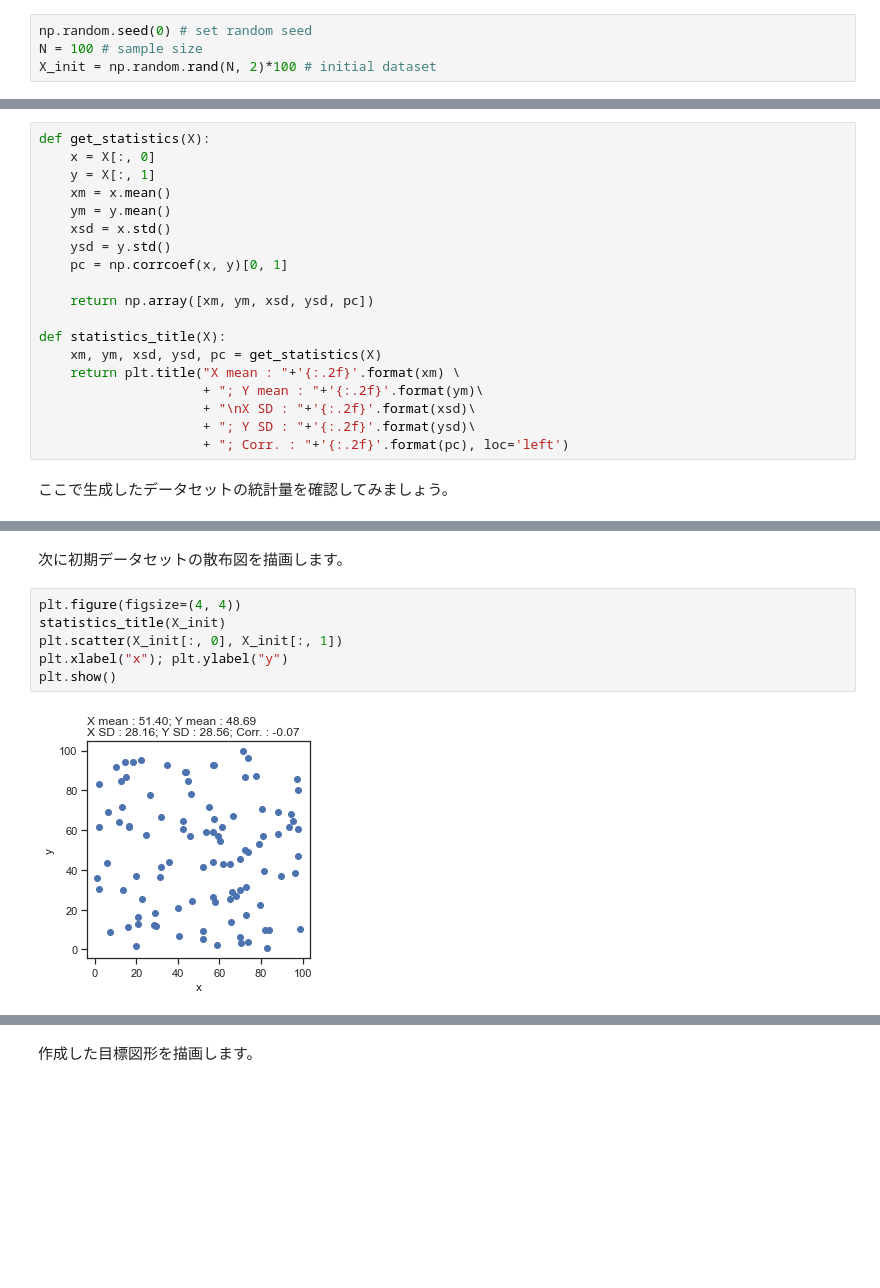
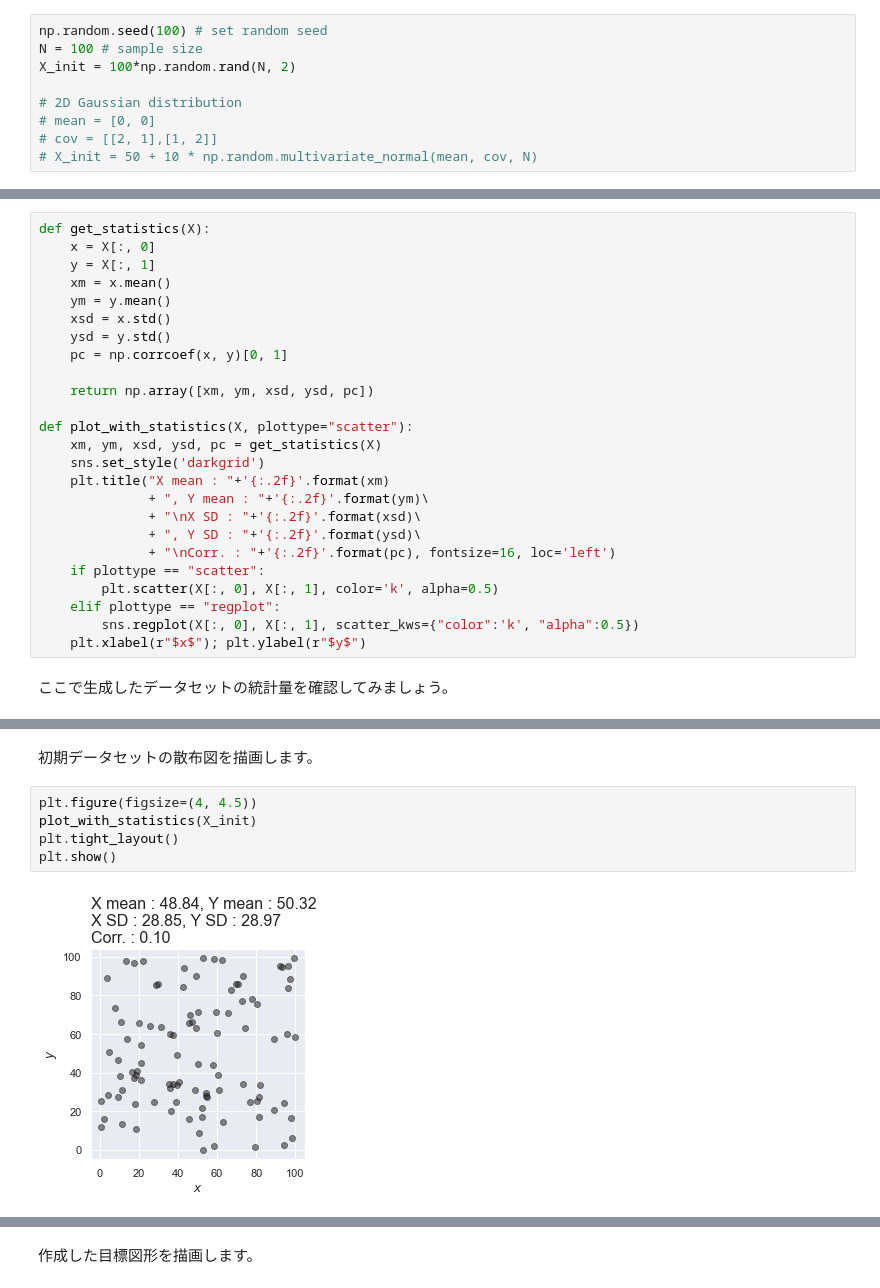
Before and after one commit to oumpy/hp_management, a Jupyter notebook: content/articles/2020sy/blog/samestats.ipynb, the cells around one changed output, grey strips where cells are left out. Saved outputs shown, nothing was run; the diff lists cells and outputs as text; blank space fills up the shorter version.

```diff
--- a/content/articles/2020sy/blog/samestats.ipynb
+++ b/content/articles/2020sy/blog/samestats.ipynb
@@ -41,7 +41,12 @@ from tqdm.notebook import tqdm
 ### 初期データセットの作成
 変換元となるデータセットをランダムに生成します。
 # %%
-np.random.seed(0) # set random seed
+np.random.seed(100) # set random seed
 N = 100 # sample size
-X_init = np.random.rand(N, 2)*100 # initial dataset
+X_init = 100*np.random.rand(N, 2)
+
+# 2D Gaussian distribution
+# mean = [0, 0]
+# cov = [[2, 1],[1, 2]]
+# X_init = 50 + 10 * np.random.multivariate_normal(mean, cov, N)
 # %% [markdown]
@@ -58,13 +63,19 @@ def get_statistics(X):
 
     return np.array([xm, ym, xsd, ysd, pc])
 
-def statistics_title(X):
+def plot_with_statistics(X, plottype="scatter"):
     xm, ym, xsd, ysd, pc = get_statistics(X)
-    return plt.title("X mean : "+'{:.2f}'.format(xm) \
-                     + "; Y mean : "+'{:.2f}'.format(ym)\
-                     + "\nX SD : "+'{:.2f}'.format(xsd)\
-                     + "; Y SD : "+'{:.2f}'.format(ysd)\
-                     + "; Corr. : "+'{:.2f}'.format(pc), loc='left')
+    sns.set_style('darkgrid')
+    plt.title("X mean : "+'{:.2f}'.format(xm)
+              + ", Y mean : "+'{:.2f}'.format(ym)\
+              + "\nX SD : "+'{:.2f}'.format(xsd)\
+              + ", Y SD : "+'{:.2f}'.format(ysd)\
+              + "\nCorr. : "+'{:.2f}'.format(pc), fontsize=16, loc='left')
+    if plottype == "scatter":
+        plt.scatter(X[:, 0], X[:, 1], color='k', alpha=0.5)
+    elif plottype == "regplot":
+        sns.regplot(X[:, 0], X[:, 1], scatter_kws={"color":'k', "alpha":0.5})
+    plt.xlabel(r"$x$"); plt.ylabel(r"$y$")
 # %% [markdown]
 ここで生成したデータセットの統計量を確認してみましょう。
 # %%
@@ -84,12 +95,11 @@ Pearson correlation:  -0.06834832770642572
-# %% [markdown]
-次に初期データセットの散布図を描画します。
+# %% [markdown]
+初期データセットの散布図を描画します。
 # %%
-plt.figure(figsize=(4, 4))
-statistics_title(X_init)
-plt.scatter(X_init[:, 0], X_init[:, 1])
-plt.xlabel("x"); plt.ylabel("y")
+plt.figure(figsize=(4, 4.5))
+plot_with_statistics(X_init)
+plt.tight_layout()
 plt.show()
 # %% [output]
-[figure, old version]
+[figure, new version]
 # %% [markdown]
 ### 目標図形の作成
```
Also changed, not shown: parts of 19 cells of this notebook.
